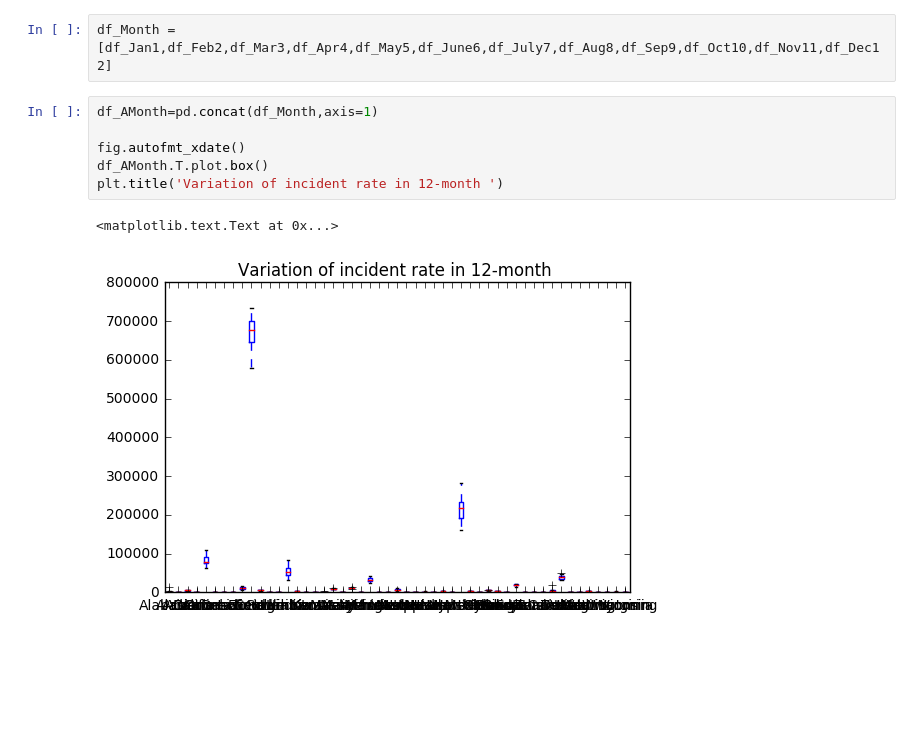
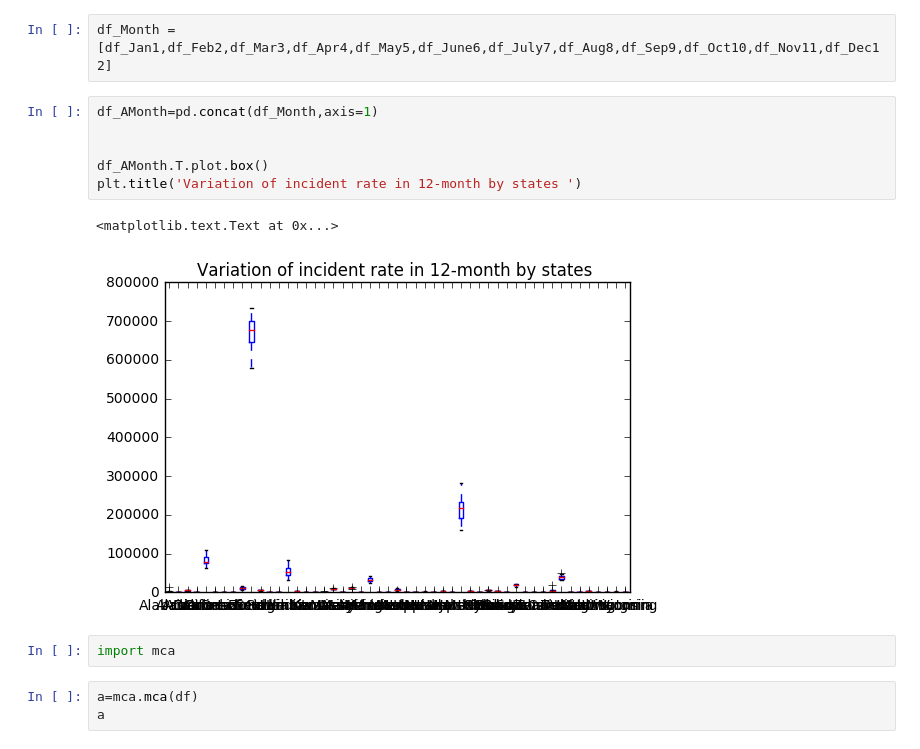
Before and after one commit to 7ZY7/BIO419-final-project, a Jupyter notebook: code .ipynb, the cells around one changed output. Drawn from its saved outputs; the diff is of its cells as text; blank space fills up the shorter version.

```diff
--- a/code .ipynb
+++ b/code .ipynb
@@ -125,9 +125,14 @@ df_Month =[df_Jan1,df_Feb2,df_Mar3,df_Apr4,df_May5,df_June6,df_July7,df_Aug8,df_
 # %%
 df_AMonth=pd.concat(df_Month,axis=1)
 
-fig.autofmt_xdate()
+
 df_AMonth.T.plot.box()
-plt.title('Variation of incident rate in 12-month ')
+plt.title('Variation of incident rate in 12-month by states ')
 # %% [output]
 <matplotlib.text.Text at 0x...>
-[figure, old version]
+[figure, new version]
+# %%
+import mca
+# %%
+a=mca.mca(df)
+a
```
Also changed, not shown: parts of 1 cell of this notebook.
